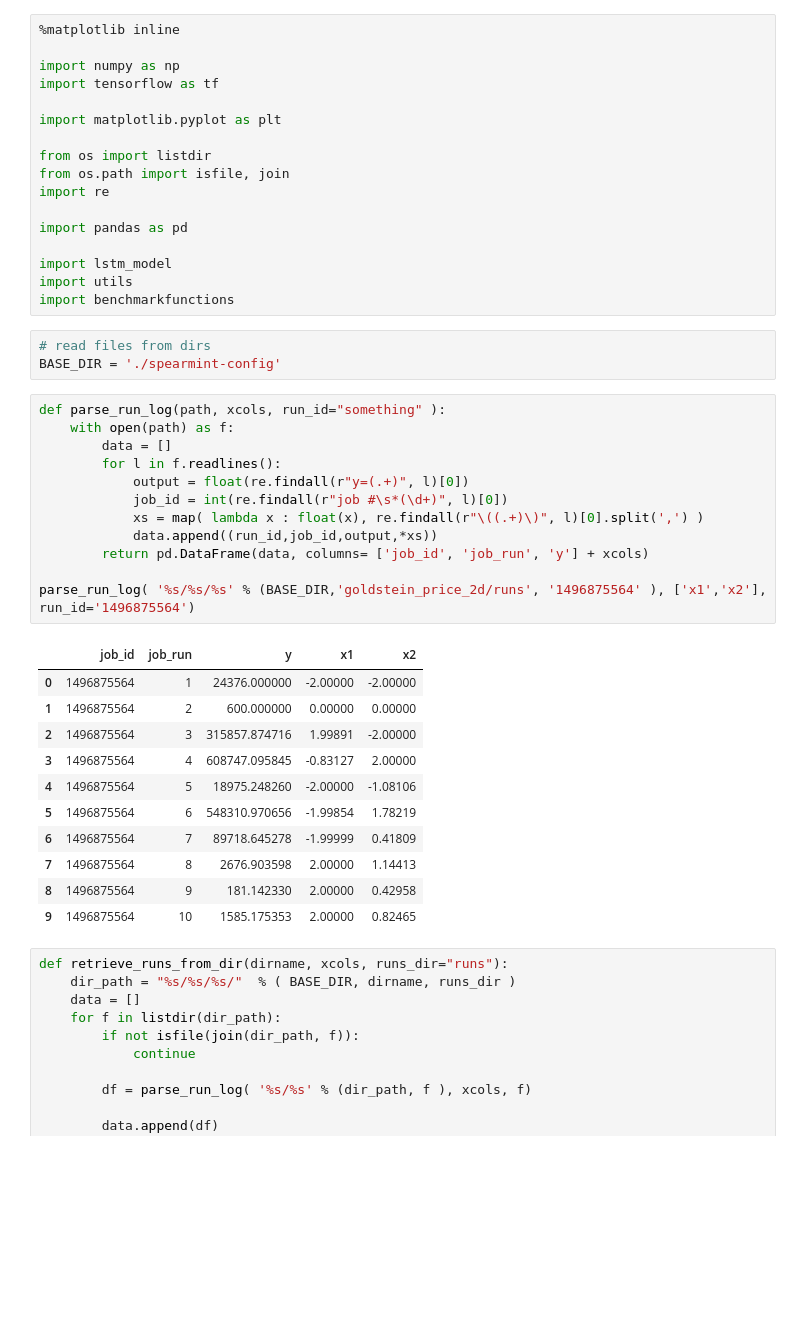
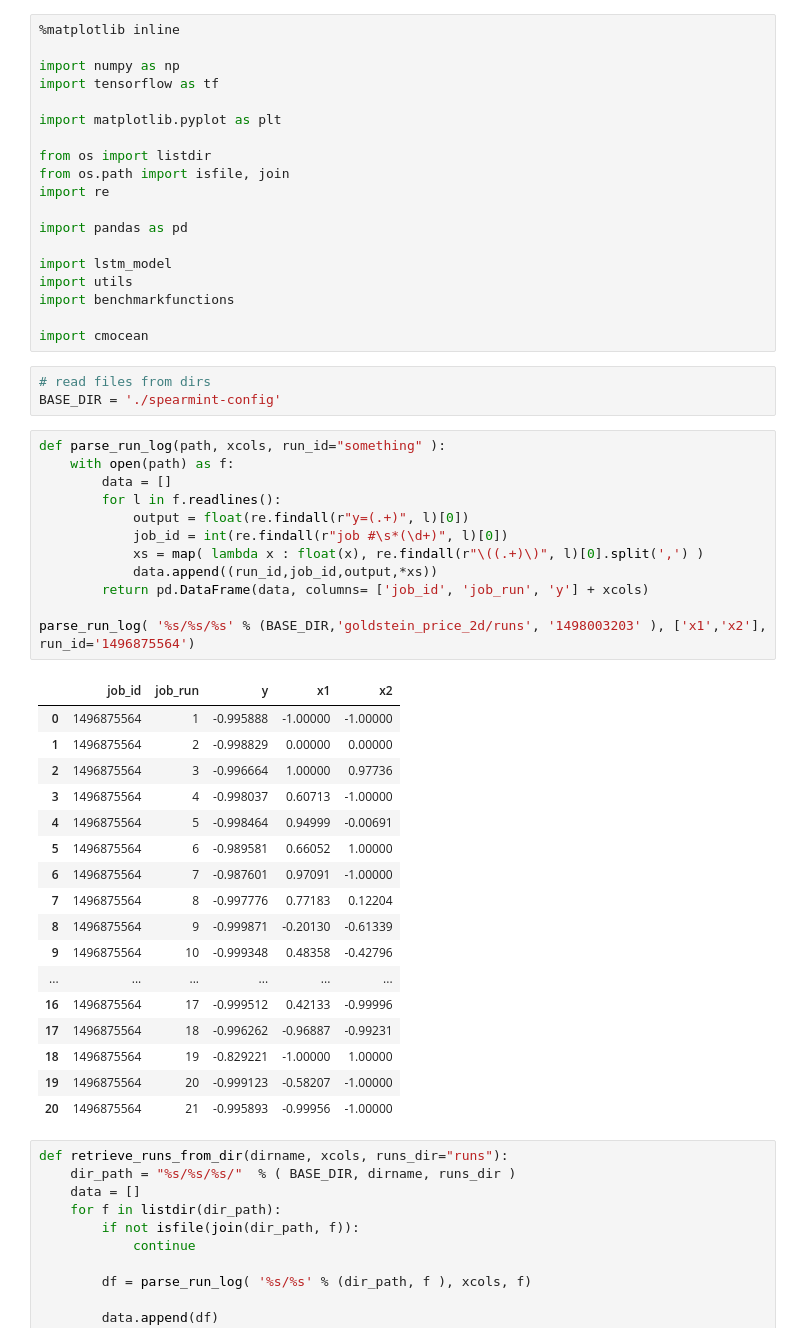
Before and after one commit to p16i/blackbox-optimization-using-rnns, a Jupyter notebook: spearmint-visualization.ipynb, the cells around one changed output. Drawn from its saved outputs; the diff is of its cells as text; blank space fills up the shorter version.

```diff
--- a/spearmint-visualization.ipynb
+++ b/spearmint-visualization.ipynb
@@ -15,33 +15,41 @@ import pandas as pd
 import lstm_model
 import utils
 import benchmarkfunctions
+
+import cmocean
 # %%
 # read files from dirs
 BASE_DIR = './spearmint-config'
 # %%
 def parse_run_log(path, xcols, run_id="something" ):
     with open(path) as f:
         data = []
         for l in f.readlines():
             output = float(re.findall(r"y=(.+)", l)[0])
             job_id = int(re.findall(r"job #\s*(\d+)", l)[0])
             xs = map( lambda x : float(x), re.findall(r"\((.+)\)", l)[0].split(',') )
             data.append((run_id,job_id,output,*xs))
         return pd.DataFrame(data, columns= ['job_id', 'job_run', 'y'] + xcols)
 
-parse_run_log( '%s/%s/%s' % (BASE_DIR,'goldstein_price_2d/runs', '1496875564' ), ['x1','x2'], run_id='1496875564')
+parse_run_log( '%s/%s/%s' % (BASE_DIR,'goldstein_price_2d/runs', '1498003203' ), ['x1','x2'], run_id='1496875564')
 # %% [output]
 |  | job_id | job_run | y | x1 | x2 |
-| 0 | 1496875564 | 1 | 24376.000000 | -2.00000 | -2.00000 |
-| 1 | 1496875564 | 2 | 600.000000 | 0.00000 | 0.00000 |
-| 2 | 1496875564 | 3 | 315857.874716 | 1.99891 | -2.00000 |
-| 3 | 1496875564 | 4 | 608747.095845 | -0.83127 | 2.00000 |
-| 4 | 1496875564 | 5 | 18975.248260 | -2.00000 | -1.08106 |
-| 5 | 1496875564 | 6 | 548310.970656 | -1.99854 | 1.78219 |
-| 6 | 1496875564 | 7 | 89718.645278 | -1.99999 | 0.41809 |
-| 7 | 1496875564 | 8 | 2676.903598 | 2.00000 | 1.14413 |
-| 8 | 1496875564 | 9 | 181.142330 | 2.00000 | 0.42958 |
-| 9 | 1496875564 | 10 | 1585.175353 | 2.00000 | 0.82465 |
+| 0 | 1496875564 | 1 | -0.995888 | -1.00000 | -1.00000 |
+| 1 | 1496875564 | 2 | -0.998829 | 0.00000 | 0.00000 |
+| 2 | 1496875564 | 3 | -0.996664 | 1.00000 | 0.97736 |
+| 3 | 1496875564 | 4 | -0.998037 | 0.60713 | -1.00000 |
+| 4 | 1496875564 | 5 | -0.998464 | 0.94999 | -0.00691 |
+| 5 | 1496875564 | 6 | -0.989581 | 0.66052 | 1.00000 |
+| 6 | 1496875564 | 7 | -0.987601 | 0.97091 | -1.00000 |
+| 7 | 1496875564 | 8 | -0.997776 | 0.77183 | 0.12204 |
+| 8 | 1496875564 | 9 | -0.999871 | -0.20130 | -0.61339 |
+| 9 | 1496875564 | 10 | -0.999348 | 0.48358 | -0.42796 |
+| ... | ... | ... | ... | ... | ... |
+| 16 | 1496875564 | 17 | -0.999512 | 0.42133 | -0.99996 |
+| 17 | 1496875564 | 18 | -0.996262 | -0.96887 | -0.99231 |
+| 18 | 1496875564 | 19 | -0.829221 | -1.00000 | 1.00000 |
+| 19 | 1496875564 | 20 | -0.999123 | -0.58207 | -1.00000 |
+| 20 | 1496875564 | 21 | -0.995893 | -0.99956 | -1.00000 |
 # %%
 def retrieve_runs_from_dir(dirname, xcols, runs_dir="runs"):
     dir_path = "%s/%s/%s/"  % ( BASE_DIR, dirname, runs_dir )
```
Also changed, not shown: parts of 26 cells of this notebook, 1 other file.
